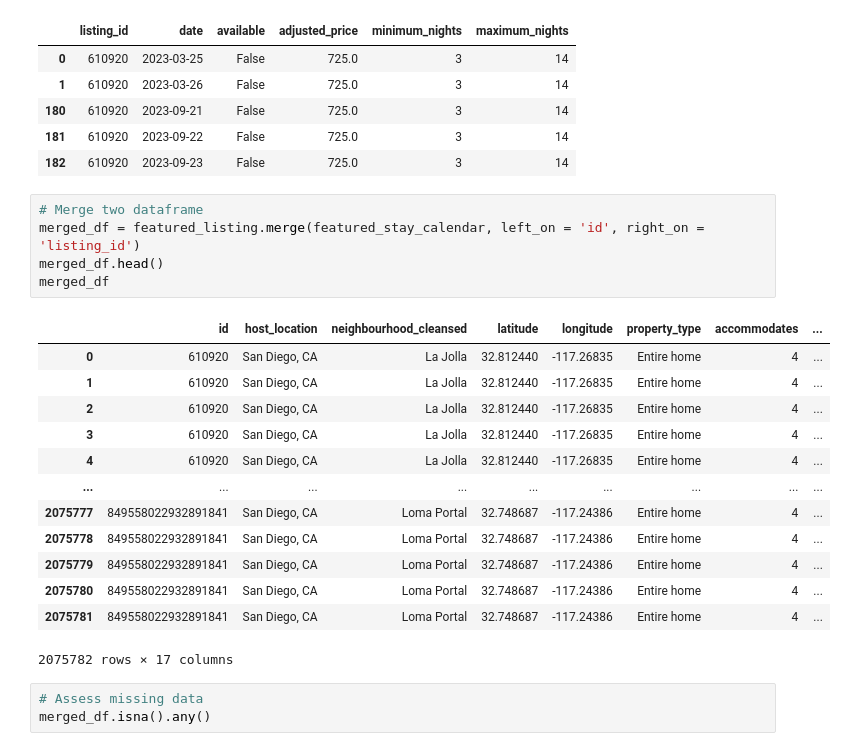
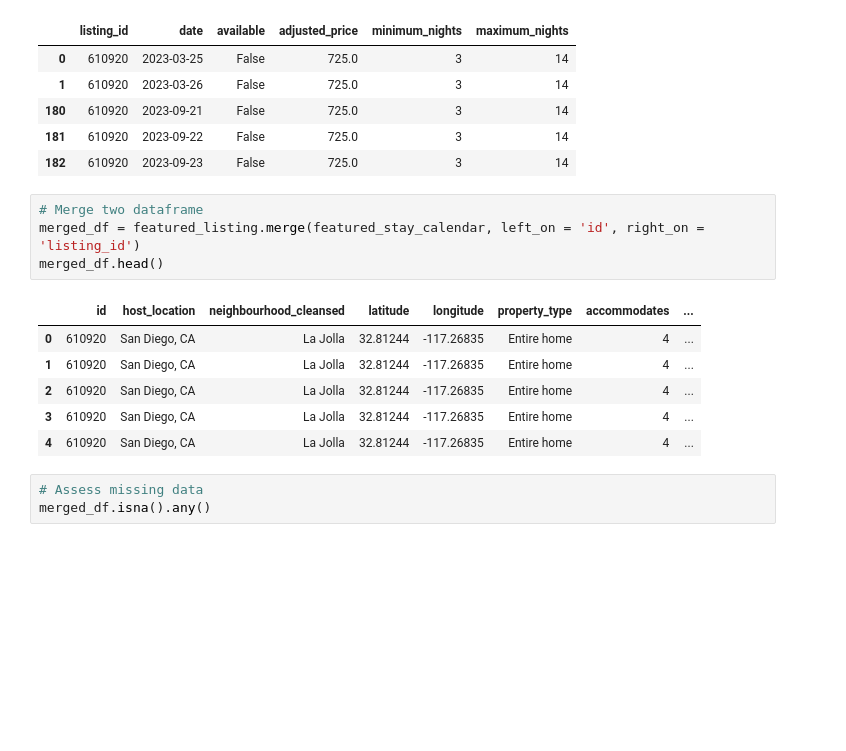
Before and after one commit to COGS118A/Group004-SP23, a Jupyter notebook: Checkpoint_Group004-SP23.ipynb, the cells around one changed output. Saved outputs shown, nothing was run; the diff lists cells and outputs as text; blank space fills up the shorter version.

```diff
--- a/Checkpoint_Group004-SP23.ipynb
+++ b/Checkpoint_Group004-SP23.ipynb
@@ -165,22 +168,14 @@ featured_stay_calendar.head()
 # %%
 # Merge two dataframe
 merged_df = featured_listing.merge(featured_stay_calendar, left_on = 'id', right_on = 'listing_id')
 merged_df.head()
-merged_df
 # %% [output]
 |  | id | host_location | neighbourhood_cleansed | latitude | longitude | property_type | accommodates | ... |
-| 0 | 610920 | San Diego, CA | La Jolla | 32.812440 | -117.26835 | Entire home | 4 | ... |
-| 1 | 610920 | San Diego, CA | La Jolla | 32.812440 | -117.26835 | Entire home | 4 | ... |
-| 2 | 610920 | San Diego, CA | La Jolla | 32.812440 | -117.26835 | Entire home | 4 | ... |
-| 3 | 610920 | San Diego, CA | La Jolla | 32.812440 | -117.26835 | Entire home | 4 | ... |
-| 4 | 610920 | San Diego, CA | La Jolla | 32.812440 | -117.26835 | Entire home | 4 | ... |
-| ... | ... | ... | ... | ... | ... | ... | ... | ... |
-| 2075777 | 849558022932891841 | San Diego, CA | Loma Portal | 32.748687 | -117.24386 | Entire home | 4 | ... |
-| 2075778 | 849558022932891841 | San Diego, CA | Loma Portal | 32.748687 | -117.24386 | Entire home | 4 | ... |
-| 2075779 | 849558022932891841 | San Diego, CA | Loma Portal | 32.748687 | -117.24386 | Entire home | 4 | ... |
-| 2075780 | 849558022932891841 | San Diego, CA | Loma Portal | 32.748687 | -117.24386 | Entire home | 4 | ... |
-| 2075781 | 849558022932891841 | San Diego, CA | Loma Portal | 32.748687 | -117.24386 | Entire home | 4 | ... |
+| 0 | 610920 | San Diego, CA | La Jolla | 32.81244 | -117.26835 | Entire home | 4 | ... |
+| 1 | 610920 | San Diego, CA | La Jolla | 32.81244 | -117.26835 | Entire home | 4 | ... |
+| 2 | 610920 | San Diego, CA | La Jolla | 32.81244 | -117.26835 | Entire home | 4 | ... |
+| 3 | 610920 | San Diego, CA | La Jolla | 32.81244 | -117.26835 | Entire home | 4 | ... |
+| 4 | 610920 | San Diego, CA | La Jolla | 32.81244 | -117.26835 | Entire home | 4 | ... |
-2075782 rows × 17 columns
 # %%
 # Assess missing data
 merged_df.isna().any()
```
Also changed, not shown: parts of 3 cells of this notebook.
